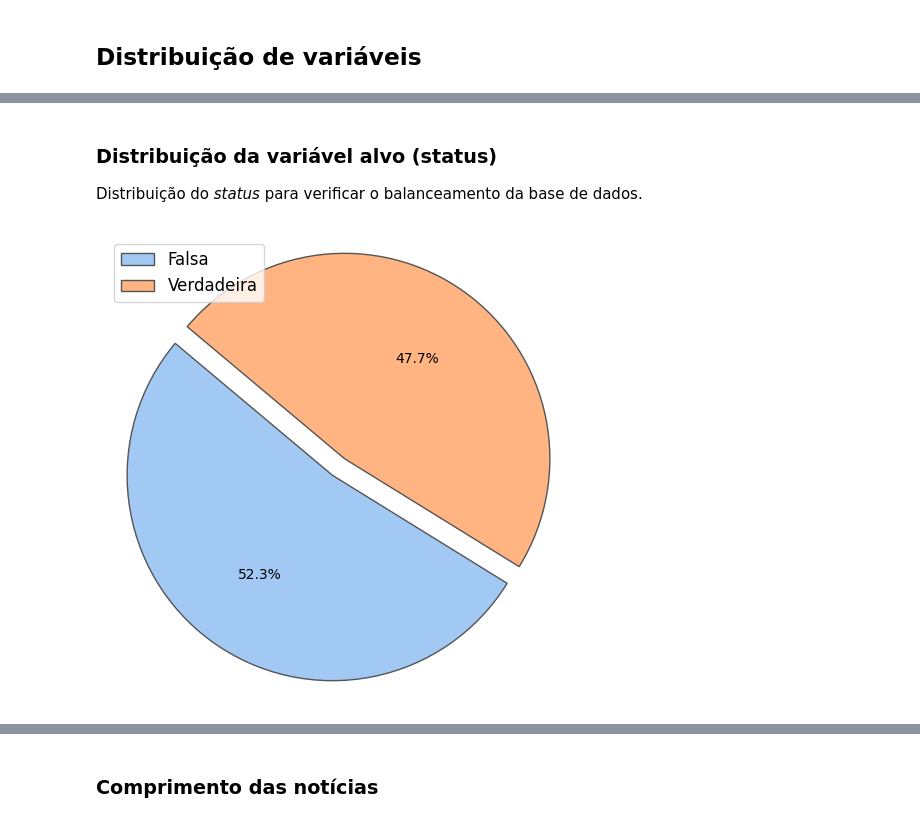
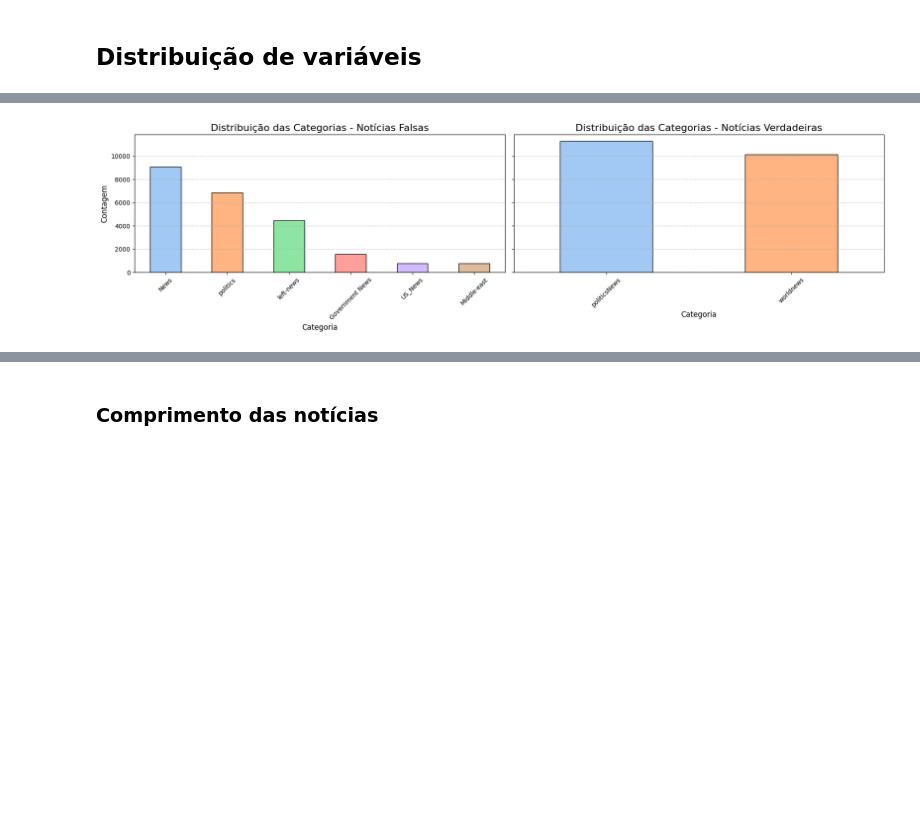
Before and after one commit to anaahnb/fake-and-real-news, a Jupyter notebook: fake_news_real_news.ipynb, the cells around one changed output, grey strips where cells are left out. Drawn from its saved outputs; the diff is of its cells as text; code cells hidden in the pictures; blank space fills up the shorter version.

```diff
--- a/fake_news_real_news.ipynb
+++ b/fake_news_real_news.ipynb
@@ -147,20 +109,5 @@ plt.show()
-# %% [markdown]
-### Distribuição da variável alvo (status)
-
-Distribuição do *status* para verificar o balanceamento da base de dados.
-# %%
-plt.figure(figsize=(6, 6))
-colors = sns.color_palette('pastel')
-labels = ['Falsa', 'Verdadeira']
-sizes = df['status'].value_counts().values
-
-wedges, texts, autotexts = plt.pie(sizes, colors=colors,
-  autopct='%1.1f%%', startangle=140,
-  explode=(0.1, 0), wedgeprops={'edgecolor': '#545454'})
-
-plt.legend(wedges, labels, loc="best", fontsize=12)
-
-plt.axis('equal')
-plt.show()
-# %% [output]
-[figure, removed]
+# %%
+analysis = DataDistribution(ParamsKeys.TRUE_DATASET_PATH, ParamsKeys.FAKE_DATASET_PATH, ParamsKeys.NORMALIZED_DATASET_PATH)
+analysis.plot_category_distribution()
+# %% [output]
+[figure, added]
```
Also changed, not shown: parts of 60 cells of this notebook, 2 other files.
